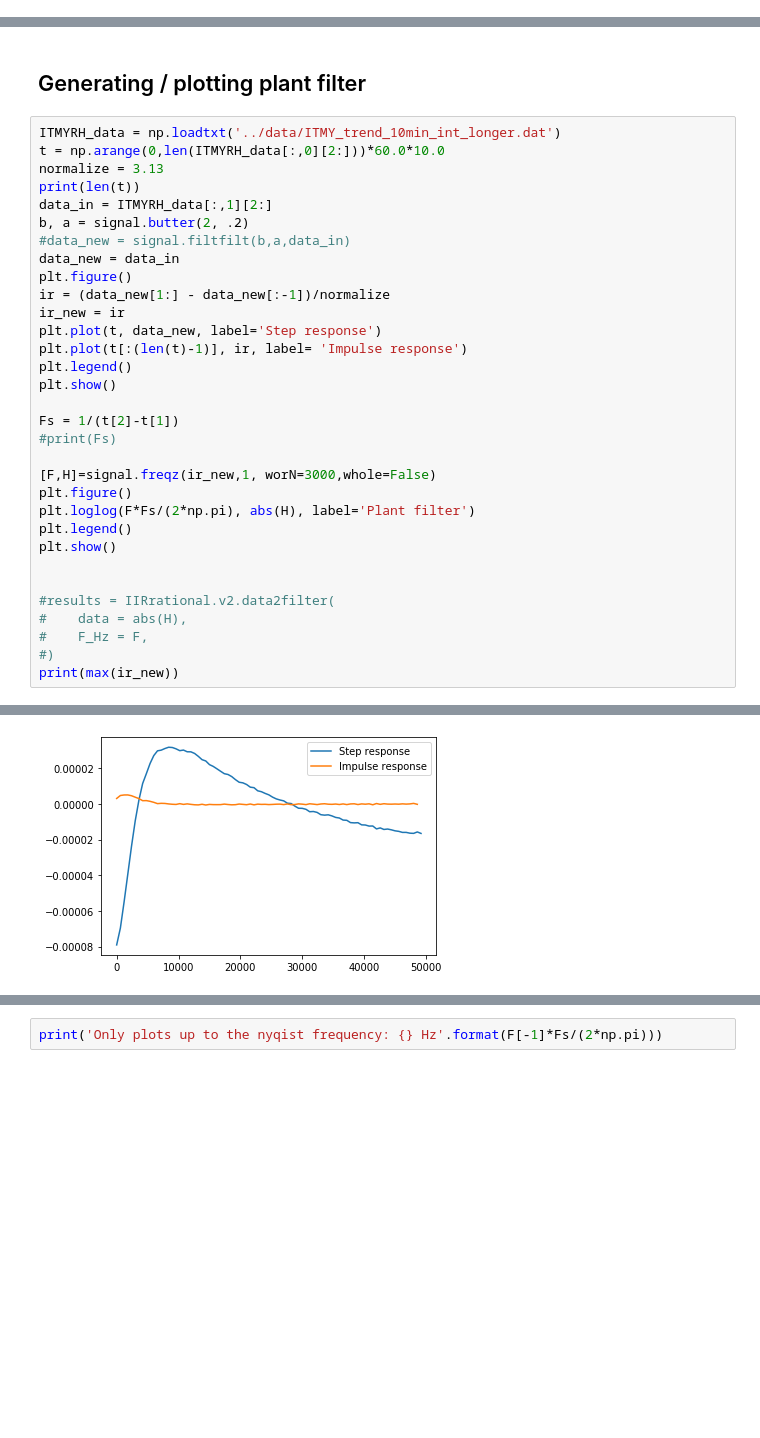
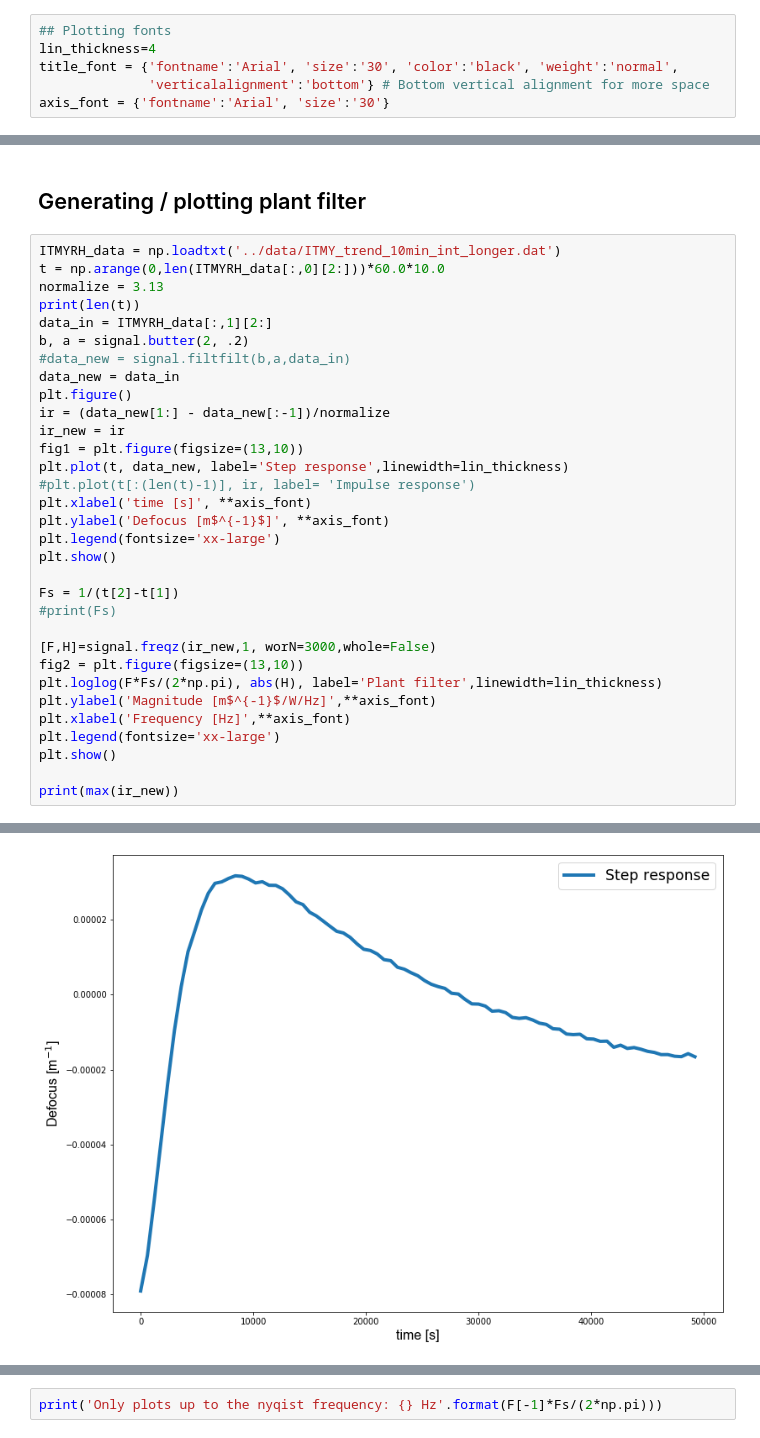
Before and after one commit to dancvan/IRHF, a Jupyter notebook: code/IRHF_w_self_heating.ipynb, the cells around one changed output, grey strips where cells are left out. Cells and saved outputs as stored; diff of their text form; blank space fills up the shorter version.

```diff
--- a/code/IRHF_w_self_heating.ipynb
+++ b/code/IRHF_w_self_heating.ipynb
@@ -5,6 +5,12 @@ import matplotlib.pyplot as plt
 import numpy as np
 from scipy import signal
 import h5py
+# %%
+## Plotting fonts
+lin_thickness=4
+title_font = {'fontname':'Arial', 'size':'30', 'color':'black', 'weight':'normal',
+              'verticalalignment':'bottom'} # Bottom vertical alignment for more space
+axis_font = {'fontname':'Arial', 'size':'30'}
 # %% [markdown]
 # RH FILTER
 # %% [markdown]
@@ -21,25 +27,25 @@ data_new = data_in
 plt.figure()
 ir = (data_new[1:] - data_new[:-1])/normalize
 ir_new = ir
-plt.plot(t, data_new, label='Step response')
-plt.plot(t[:(len(t)-1)], ir, label= 'Impulse response')
-plt.legend()
+fig1 = plt.figure(figsize=(13,10))
+plt.plot(t, data_new, label='Step response',linewidth=lin_thickness)
+#plt.plot(t[:(len(t)-1)], ir, label= 'Impulse response')
+plt.xlabel('time [s]', **axis_font)
+plt.ylabel('Defocus [m$^{-1}$]', **axis_font)
+plt.legend(fontsize='xx-large')
 plt.show()
 
 Fs = 1/(t[2]-t[1])
 #print(Fs)
 
 [F,H]=signal.freqz(ir_new,1, worN=3000,whole=False)
-plt.figure()
-plt.loglog(F*Fs/(2*np.pi), abs(H), label='Plant filter')
-plt.legend()
+fig2 = plt.figure(figsize=(13,10))
+plt.loglog(F*Fs/(2*np.pi), abs(H), label='Plant filter',linewidth=lin_thickness)
+plt.ylabel('Magnitude [m$^{-1}$/W/Hz]',**axis_font)
+plt.xlabel('Frequency [Hz]',**axis_font)
+plt.legend(fontsize='xx-large')
 plt.show()
 
-
-#results = IIRrational.v2.data2filter(
-#    data = abs(H),
-#    F_Hz = F,
-#)
 print(max(ir_new))
 # %% [output]
 83
@@ -46 +53 @@ print(max(ir_new))
-[figure, old version]
+[figure, new version]
```
Also changed, not shown: parts of 29 cells of this notebook.
